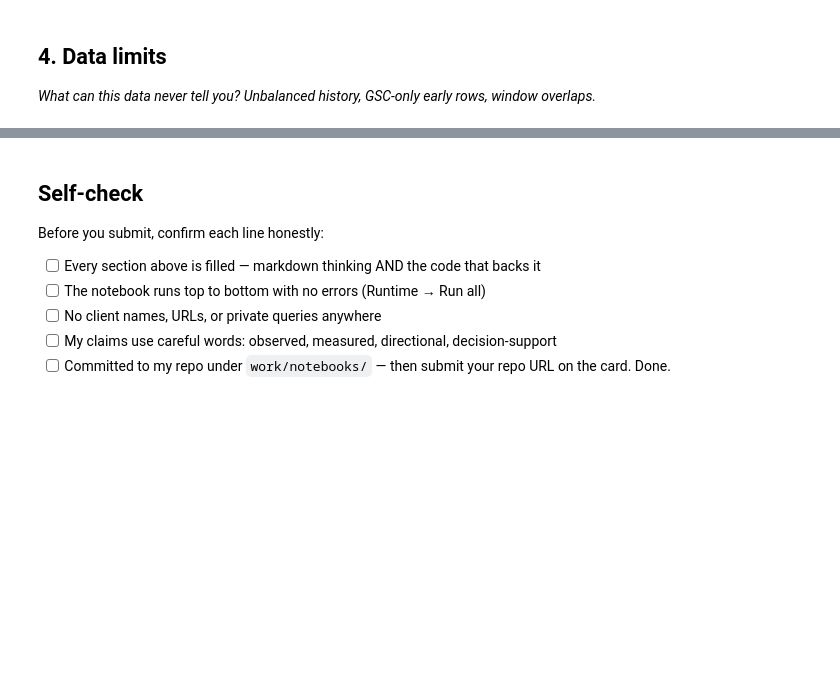
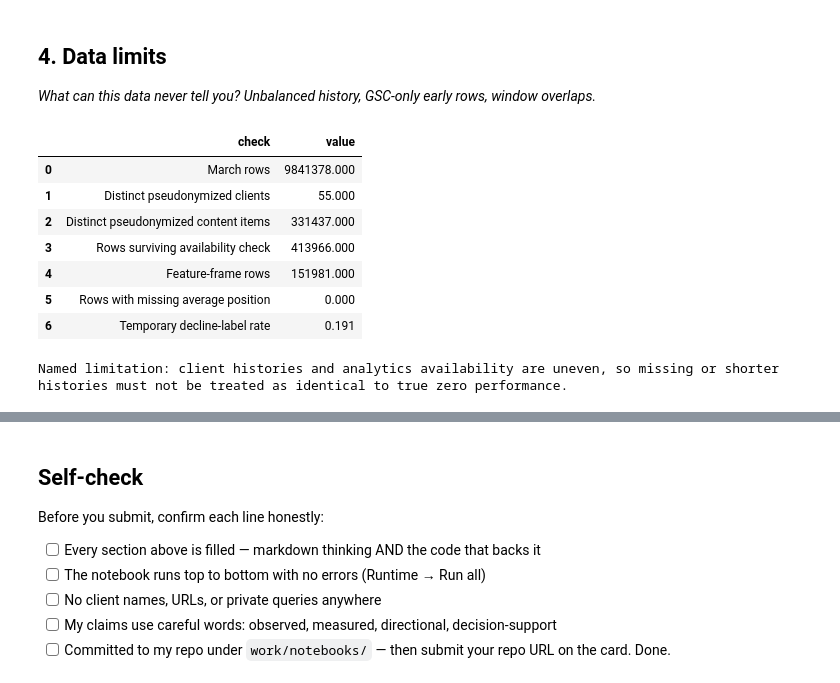
Before and after one commit to sunainakhatwani12/flyrank-ml-internship-sunaina, a Jupyter notebook: work/notebooks/w03_data_contract.ipynb, the cells around one changed output, grey strips where cells are left out. Drawn from its saved outputs; the diff is of its cells as text; code cells hidden in the pictures; blank space fills up the shorter version.

Commit message:
Complete search intelligence data contract

```diff
--- a/work/notebooks/w03_data_contract.ipynb
+++ b/work/notebooks/w03_data_contract.ipynb
@@ -36,0 +643,43 @@ This skeleton is yours to fill. Work the sections **in order** — each one has
+# %%
+# Summarize limitations that are measurable in this March slice.
+
+limits_summary = pd.DataFrame(
+    {
+        "check": [
+            "March rows",
+            "Distinct pseudonymized clients",
+            "Distinct pseudonymized content items",
+            "Rows surviving availability check",
+            "Feature-frame rows",
+            "Rows with missing average position",
+            "Temporary decline-label rate",
+        ],
+        "value": [
+            int(count_span_check.loc[0, "slice_rows"]),
+            int(count_span_check.loc[0, "pseudonymized_clients"]),
+            int(count_span_check.loc[0, "pseudonymized_content_items"]),
+            int(availability_check.loc[0, "rows_surviving_is_true"]),
+            int(len(feature_frame)),
+            int(feature_frame["avg_position_before"].isna().sum()),
+            round(float(feature_frame["future_decline"].mean()), 3),
+        ],
+    }
+)
+
+display(limits_summary)
+
+print(
+    "\nNamed limitation: client histories and analytics availability "
+    "are uneven, so missing or shorter histories must not be treated "
+    "as identical to true zero performance."
+)
+# %% [output]
+|  | check | value |
+| 0 | March rows | 9841378.000 |
+| 1 | Distinct pseudonymized clients | 55.000 |
+| 2 | Distinct pseudonymized content items | 331437.000 |
+| 3 | Rows surviving availability check | 413966.000 |
+| 4 | Feature-frame rows | 151981.000 |
+| 5 | Rows with missing average position | 0.000 |
+| 6 | Temporary decline-label rate | 0.191 |
+Named limitation: client histories and analytics availability are uneven, so missing or shorter histories must not be treated as identical to true zero performance.
```
Also changed, not shown: parts of 12 cells of this notebook.
